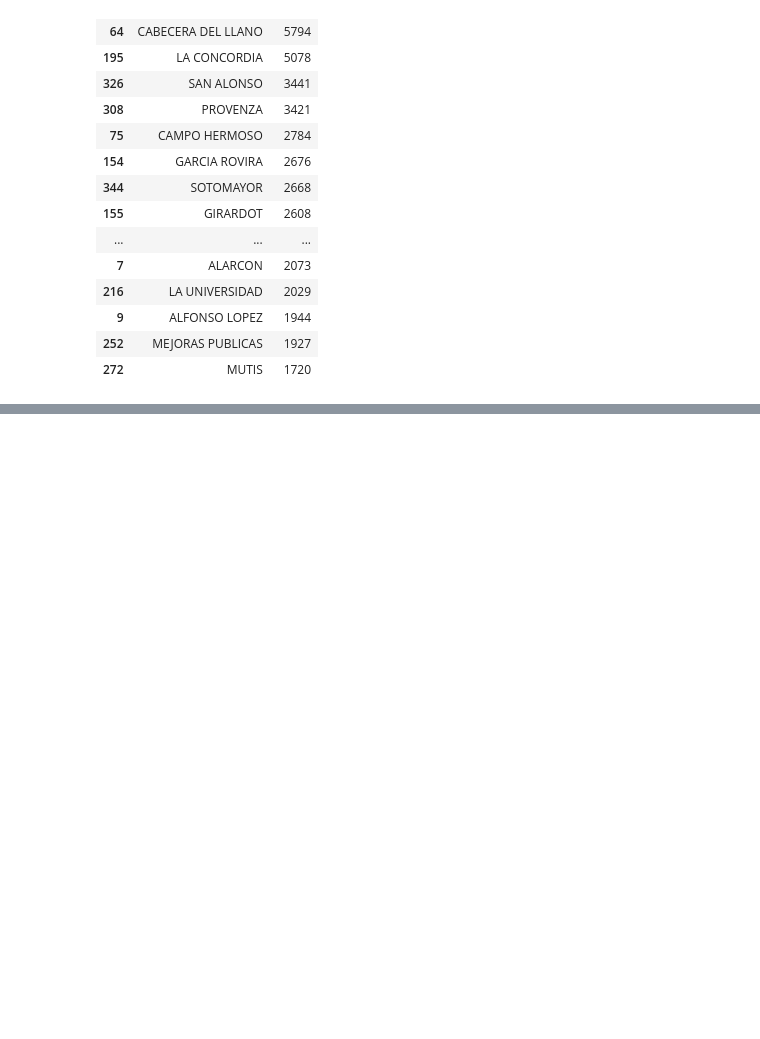
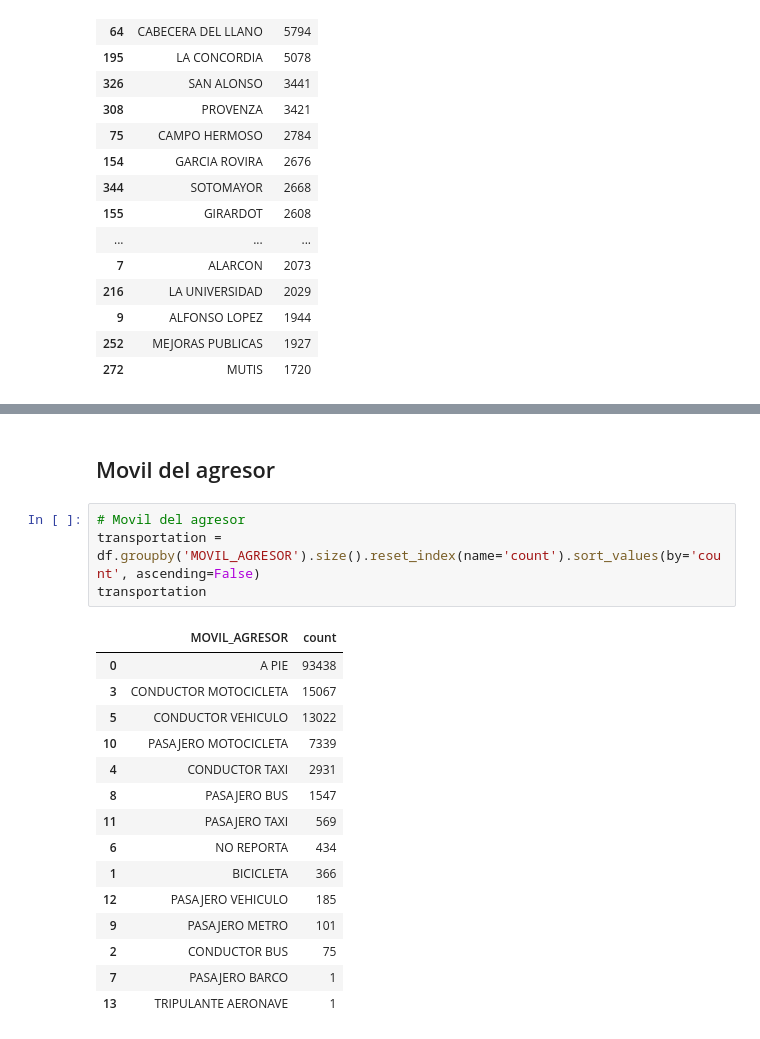
Before and after one commit to SantiagoDrckr/Delitos_en_Bucaramanga_ENE2010_DIC2021, a Jupyter notebook: crime_bucaramanga.ipynb, the cells around one changed output, grey strips where cells are left out. Drawn from its saved outputs; the diff is of its cells as text; blank space fills up the shorter version.

Commit message:
Agregado hasta movil de la victima

```diff
--- a/crime_bucaramanga.ipynb
+++ b/crime_bucaramanga.ipynb
@@ -388,0 +580,22 @@ chart
+# %% [markdown]
+## Movil del agresor
+# %%
+# Movil del agresor
+transportation = df.groupby('MOVIL_AGRESOR').size().reset_index(name='count').sort_values(by='count', ascending=False)
+transportation
+# %% [output]
+|  | MOVIL_AGRESOR | count |
+| 0 | A PIE | 93438 |
+| 3 | CONDUCTOR MOTOCICLETA | 15067 |
+| 5 | CONDUCTOR VEHICULO | 13022 |
+| 10 | PASAJERO MOTOCICLETA | 7339 |
+| 4 | CONDUCTOR TAXI | 2931 |
+| 8 | PASAJERO BUS | 1547 |
+| 11 | PASAJERO TAXI | 569 |
+| 6 | NO REPORTA | 434 |
+| 1 | BICICLETA | 366 |
+| 12 | PASAJERO VEHICULO | 185 |
+| 9 | PASAJERO METRO | 101 |
+| 2 | CONDUCTOR BUS | 75 |
+| 7 | PASAJERO BARCO | 1 |
+| 13 | TRIPULANTE AERONAVE | 1 |
```
Also changed, not shown: parts of 21 cells of this notebook.
